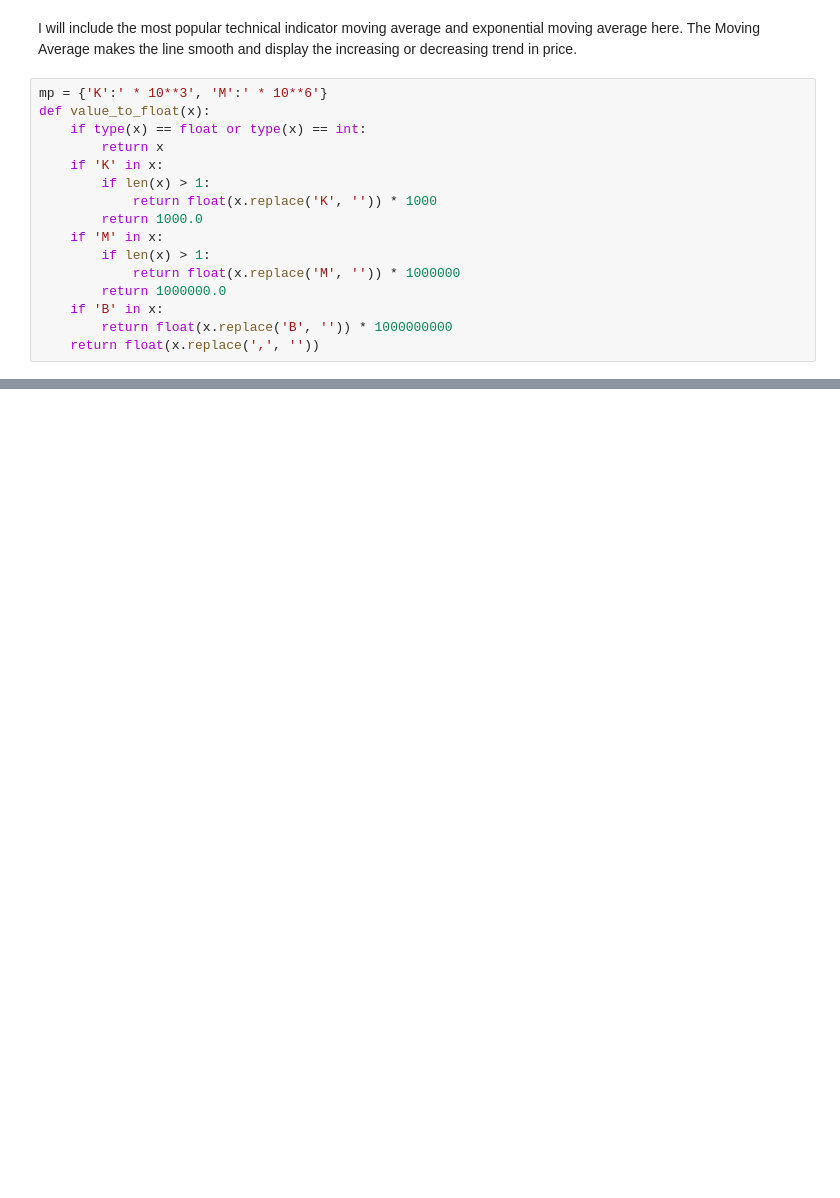
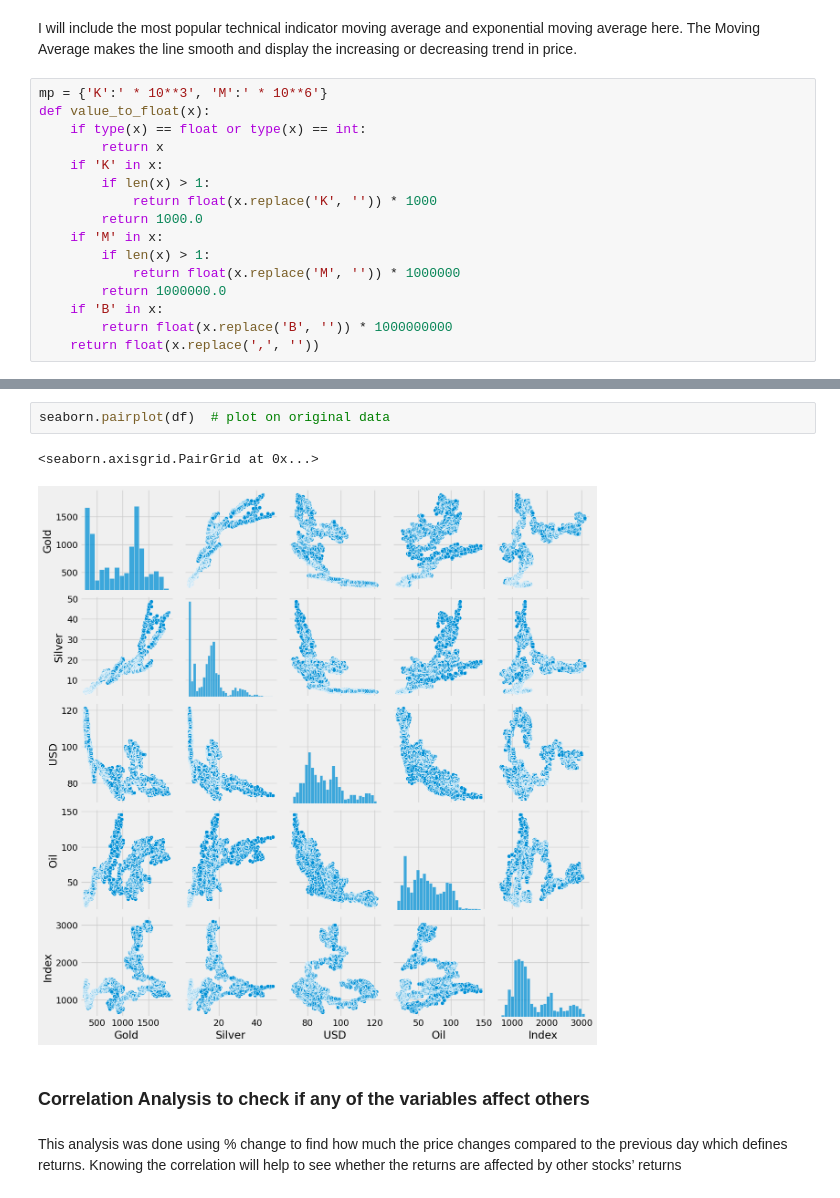
Before and after one commit to roberthsheng/trading-comparative-analysis, a Jupyter notebook: quantitative_analysis.ipynb, the cells around one changed output, grey strips where cells are left out. Cells and saved outputs as stored; diff of their text form; blank space fills up the shorter version.

```diff
--- a/quantitative_analysis.ipynb
+++ b/quantitative_analysis.ipynb
@@ -169,0 +206,9 @@ plt.legend()
+# %%
+seaborn.pairplot(df)  # plot on original data
+# %% [output]
+<seaborn.axisgrid.PairGrid at 0x...>
+[figure, added]
+# %% [markdown]
+### Correlation Analysis to check if any of the variables affect others
+# %% [markdown]
+This analysis was done using % change to find how much the price changes compared to the previous day which defines returns. Knowing the correlation will help to see whether the returns are affected by other stocks’ returns
```
Also changed, not shown: parts of 10 cells of this notebook.
